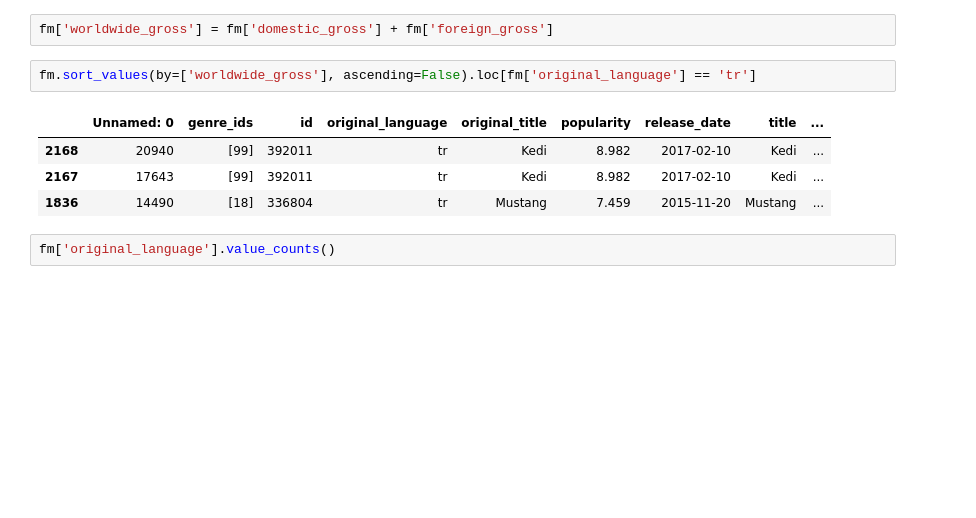
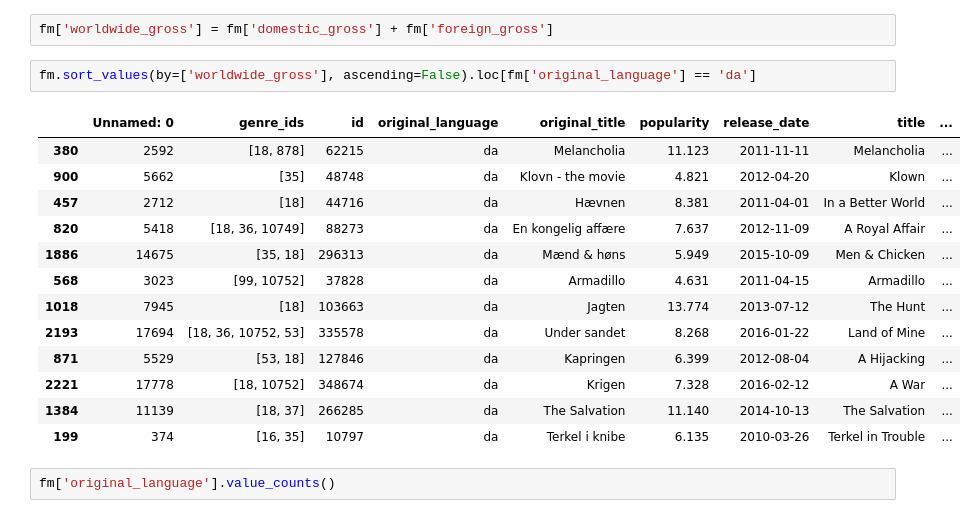
Before and after one commit to srinir301/Microsoft-Movie-Studio-Recommendations, a Jupyter notebook: Srini/student-checkpoint.ipynb, the cells around one changed output. Cells and saved outputs as stored; diff of their text form; blank space fills up the shorter version.

```diff
--- a/Srini/student-checkpoint.ipynb
+++ b/Srini/student-checkpoint.ipynb
@@ -342,12 +342,21 @@ memory usage: 293.3+ KB
 # %%
 fm['worldwide_gross'] = fm['domestic_gross'] + fm['foreign_gross']
 # %%
-fm.sort_values(by=['worldwide_gross'], ascending=False).loc[fm['original_language'] == 'tr']
+fm.sort_values(by=['worldwide_gross'], ascending=False).loc[fm['original_language'] == 'da']
 # %% [output]
 |  | Unnamed: 0 | genre_ids | id | original_language | original_title | popularity | release_date | title | ... |
-| 2168 | 20940 | [99] | 392011 | tr | Kedi | 8.982 | 2017-02-10 | Kedi | ... |
-| 2167 | 17643 | [99] | 392011 | tr | Kedi | 8.982 | 2017-02-10 | Kedi | ... |
-| 1836 | 14490 | [18] | 336804 | tr | Mustang | 7.459 | 2015-11-20 | Mustang | ... |
+| 380 | 2592 | [18, 878] | 62215 | da | Melancholia | 11.123 | 2011-11-11 | Melancholia | ... |
+| 900 | 5662 | [35] | 48748 | da | Klovn - the movie | 4.821 | 2012-04-20 | Klown | ... |
+| 457 | 2712 | [18] | 44716 | da | Hævnen | 8.381 | 2011-04-01 | In a Better World | ... |
+| 820 | 5418 | [18, 36, 10749] | 88273 | da | En kongelig affære | 7.637 | 2012-11-09 | A Royal Affair | ... |
+| 1886 | 14675 | [35, 18] | 296313 | da | Mænd & høns | 5.949 | 2015-10-09 | Men & Chicken | ... |
+| 568 | 3023 | [99, 10752] | 37828 | da | Armadillo | 4.631 | 2011-04-15 | Armadillo | ... |
+| 1018 | 7945 | [18] | 103663 | da | Jagten | 13.774 | 2013-07-12 | The Hunt | ... |
+| 2193 | 17694 | [18, 36, 10752, 53] | 335578 | da | Under sandet | 8.268 | 2016-01-22 | Land of Mine | ... |
+| 871 | 5529 | [53, 18] | 127846 | da | Kapringen | 6.399 | 2012-08-04 | A Hijacking | ... |
+| 2221 | 17778 | [18, 10752] | 348674 | da | Krigen | 7.328 | 2016-02-12 | A War | ... |
+| 1384 | 11139 | [18, 37] | 266285 | da | The Salvation | 11.140 | 2014-10-13 | The Salvation | ... |
+| 199 | 374 | [16, 35] | 10797 | da | Terkel i knibe | 6.135 | 2010-03-26 | Terkel in Trouble | ... |
 # %%
 fm['original_language'].value_counts()
 # %% [output]
```
Also changed, not shown: parts of 2 cells of this notebook.
